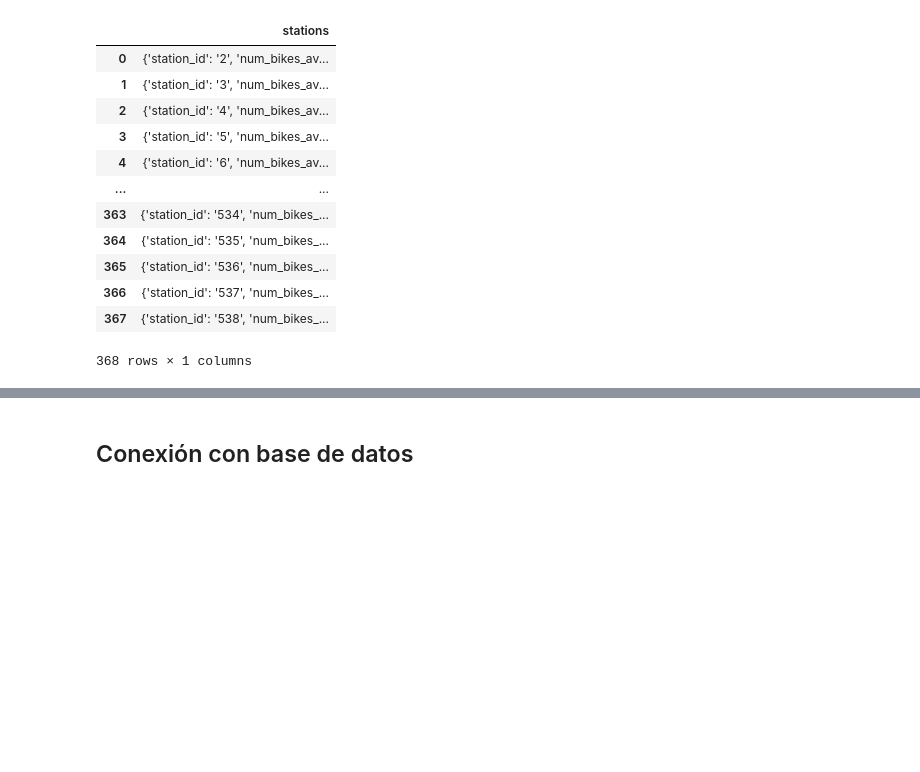
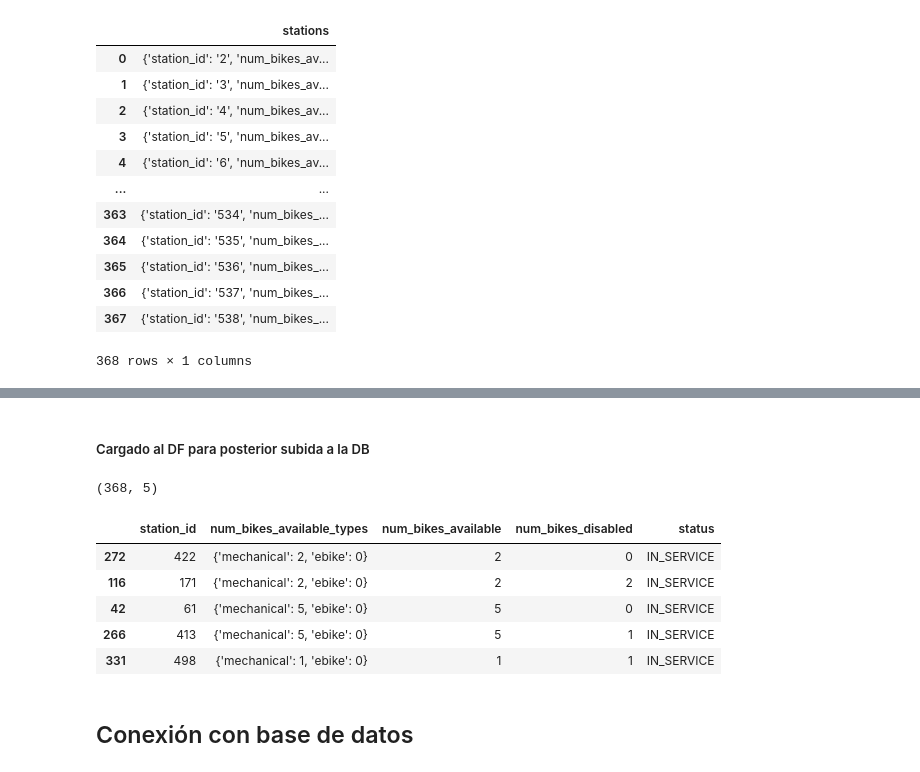
Before and after one commit to c-gonzalez-a/DataEngineeringCoder, a Jupyter notebook: main.ipynb, the cells around one changed output, grey strips where cells are left out. Cells and saved outputs as stored; diff of their text form; code cells hidden in the pictures; blank space fills up the shorter version.

```diff
--- a/main.ipynb
+++ b/main.ipynb
@@ -405,0 +461,17 @@ endpoint_ecobici = "ecobici/gbfs"
+# %%
+# Creacion del df para la tabla que da datos del estado de las estaciones de ecobicis (informacion dinamica)
+
+column_specifications = {
+    'station_id': int,
+    'num_bikes_available_types': str,
+    'num_bikes_available': int,
+    'num_bikes_disabled': int,
+    'status': str
+}
+
+df_ecobici_stations_status = pd.DataFrame(columns=column_specifications.keys())
+
+for column, dtype in column_specifications.items():
+    df_ecobici_stations_status[column] = df_ecobici_stations_status[column].astype(dtype)
+
+print(df_ecobici_stations_status.dtypes)
@@ -535,3 +658,20 @@ df_ecobiciSS.sample(n=10)
+# %% [markdown]
+##### Cargado al DF para posterior subida a la DB
+# %%
+df_ecobici_stations_status = load_df_ecobici_stations_status(df_ecobiciSS, df_ecobici_stations_status)
+# %%
+df_ecobici_stations_status.shape
+# %% [output]
+(368, 5)
+# %%
+df_ecobici_stations_status.sample(5)
+# %% [output]
+|  | station_id | num_bikes_available_types | num_bikes_available | num_bikes_disabled | status |
+| 272 | 422 | {'mechanical': 2, 'ebike': 0} | 2 | 0 | IN_SERVICE |
+| 116 | 171 | {'mechanical': 2, 'ebike': 0} | 2 | 2 | IN_SERVICE |
+| 42 | 61 | {'mechanical': 5, 'ebike': 0} | 5 | 0 | IN_SERVICE |
+| 266 | 413 | {'mechanical': 5, 'ebike': 0} | 5 | 1 | IN_SERVICE |
+| 331 | 498 | {'mechanical': 1, 'ebike': 0} | 1 | 1 | IN_SERVICE |
 # %% [markdown]
 ## Conexión con base de datos
 # %%
```
Also changed, not shown: parts of 42 cells of this notebook.
